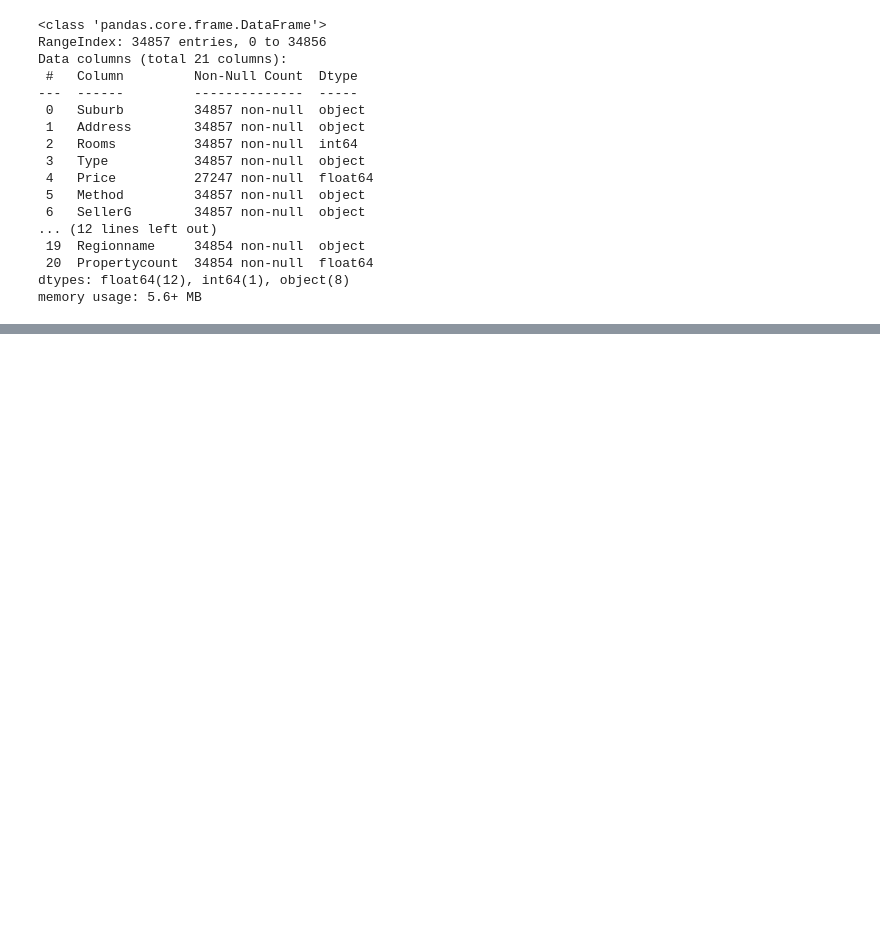
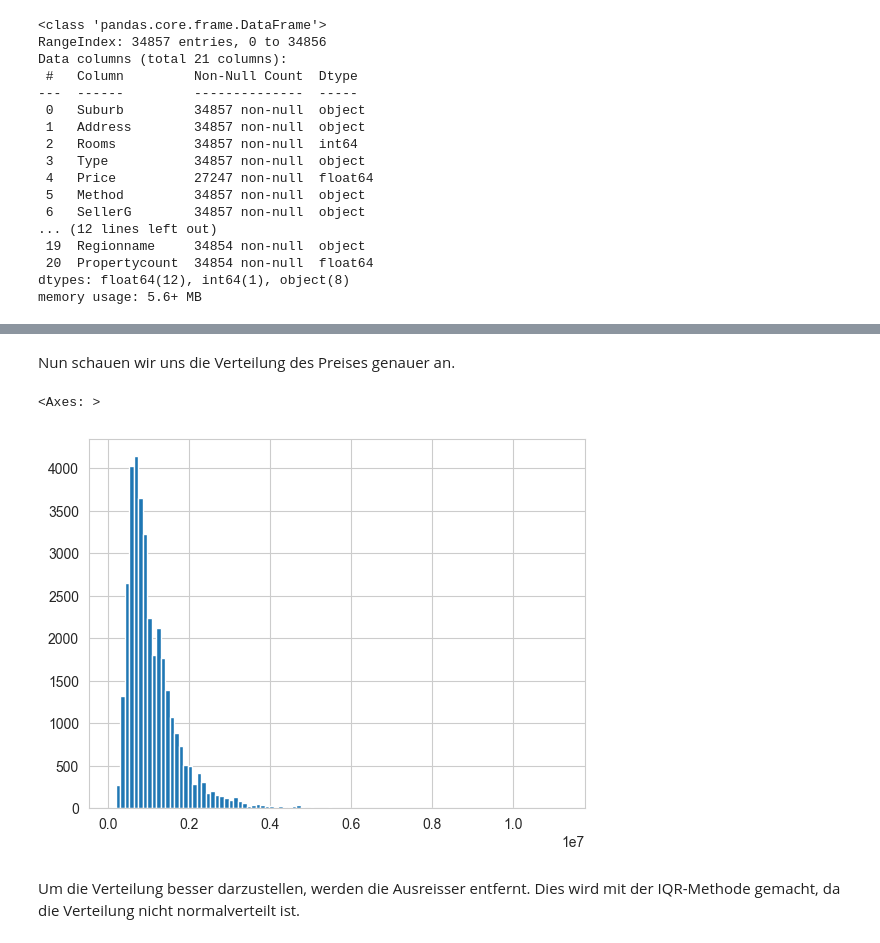
Before and after one commit to Tomcatreadytofly/MC_Immobilienpreise, a Jupyter notebook: MC_Immobilienpreise.ipynb, the cells around one changed output, grey strips where cells are left out. Saved outputs shown, nothing was run; the diff lists cells and outputs as text; code cells hidden in the pictures; blank space fills up the shorter version.

```diff
--- a/MC_Immobilienpreise.ipynb
+++ b/MC_Immobilienpreise.ipynb
@@ -95,0 +202,7 @@ memory usage: 5.6+ MB
+# %%
+imputed_price_knn = data_reduced.copy()
+imputed_price_knn = imputed_price_knn.drop(['Suburb', 'Date', 'Type'], axis=1)
+from sklearn.impute import KNNImputer
+imputer = KNNImputer(n_neighbors=3)
+imputed_price_knn = pd.DataFrame(imputer.fit_transform(imputed_price_knn), columns = imputed_price_knn.columns)
+imputed_price_knn
@@ -95,0 +225,4 @@ memory usage: 5.6+ MB
+# %%
+data_reduced_knn = pd.concat([data_reduced[['Suburb', 'Date', 'Type']], imputed_price_knn], axis=1)
+data_reduced_knn[['Price', 'Landsize', 'BuildingArea', 'Bedroom2', 'Bathroom', 'Car', 'YearBuilt']] = data_reduced_knn[['Price', 'Landsize', 'BuildingArea', 'Bedroom2', 'Bathroom', 'Car', 'YearBuilt']].round(0)
+data_reduced_knn
@@ -95,0 +243,9 @@ memory usage: 5.6+ MB
+# %% [markdown]
+Nun schauen wir uns die Verteilung des Preises genauer an.
+# %%
+data_reduced_knn['Price'].hist(bins=100)
+# %% [output]
+<Axes: >
+[figure, added]
+# %% [markdown]
+Um die Verteilung besser darzustellen, werden die Ausreisser entfernt. Dies wird mit der IQR-Methode gemacht, da die Verteilung nicht normalverteilt ist.
```
Also changed, not shown: parts of 72 cells of this notebook, 2 other files.
